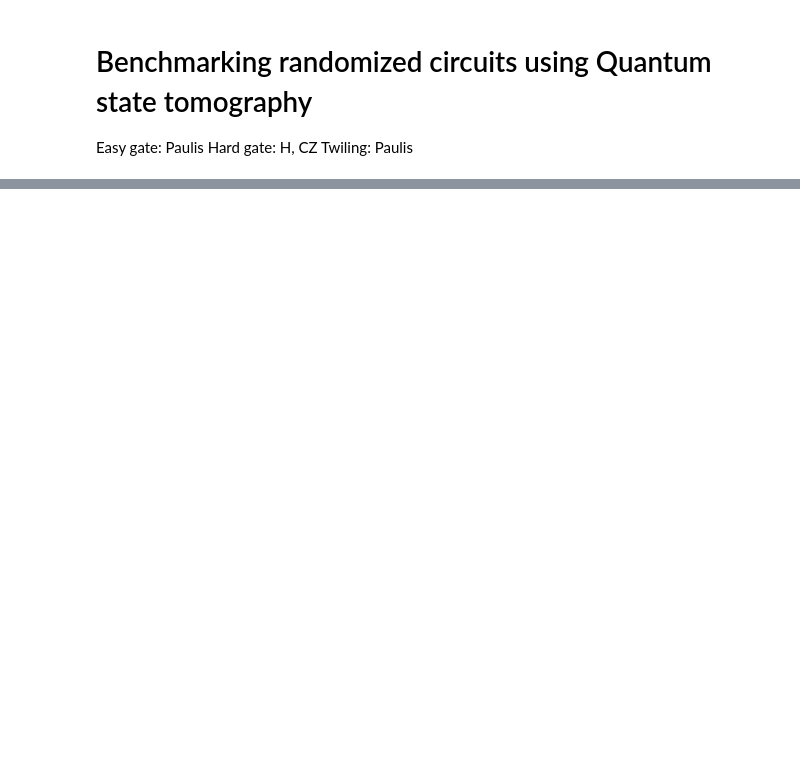
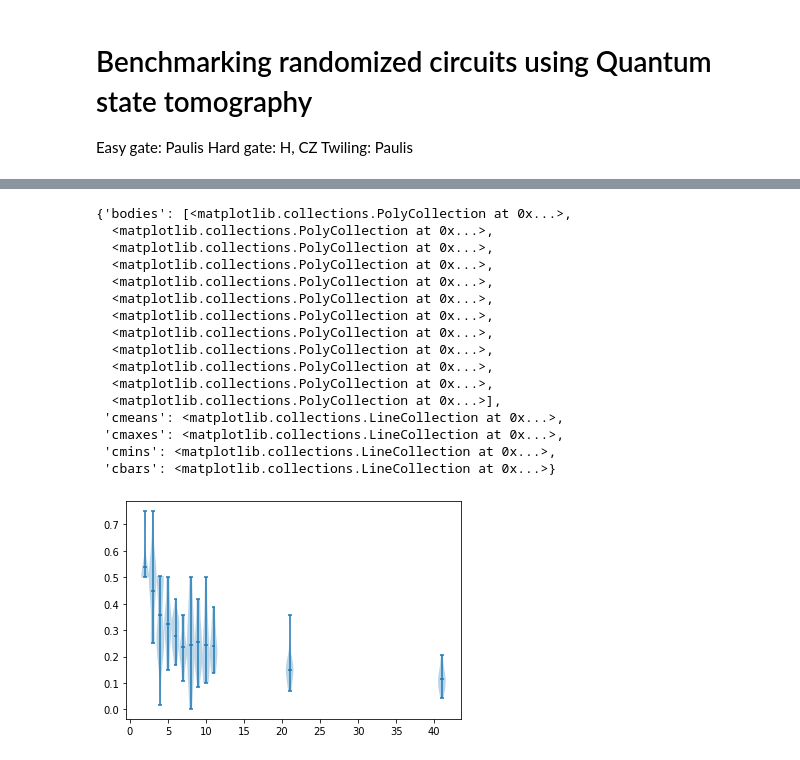
Before and after one commit to bicycle315/2022Summer-Hackathon_RB-with-Dynamical-Decoupling, a Jupyter notebook: GHKim/QST.ipynb, the cells around one changed output, grey strips where cells are left out. Saved outputs shown, nothing was run; the diff lists cells and outputs as text; code cells hidden in the pictures; blank space fills up the shorter version.

```diff
--- a/GHKim/QST.ipynb
+++ b/GHKim/QST.ipynb
@@ -99,7 +99,7 @@ def tvd_benchmark_rc_circuit(original_circuit, randomized_circuits, backend, sho
     ideal_probabilities = state_vector.probabilities_dict()
 
     original_circuit_ = original_circuit.copy()
-    original_circuit_ = CZOverrotation()(original_circuit_)
+    #original_circuit_ = CZOverrotation()(original_circuit_)
     original_circuit_.measure_all()
     bare_counts = execute(original_circuit_, backend, shots=n_random_circs * shots_per_randomized_circuit).result().get_counts()
     bare_counts = {key: value for key, value in sorted(bare_counts.items())}
@@ -107,7 +107,7 @@ def tvd_benchmark_rc_circuit(original_circuit, randomized_circuits, backend, sho
     rc_counts_list = []
     for rc in randomized_circuits:
         rc_ = rc.copy()
-        rc_ = CZOverrotation()(rc_)
+        #rc_ = CZOverrotation()(rc_)
         rc_.measure_all()
         rc_counts_list.append(execute(rc_, backend, shots=shots_per_randomized_circuit).result().get_counts())
     keys = set().union(*rc_counts_list)
@@ -119,9 +119,13 @@ def tvd_benchmark_rc_circuit(original_circuit, randomized_circuits, backend, sho
     tvd_random = sum(0.5 * abs(ideal_probabilities.get(key, 0) - rc_counts.get(key, 0) / total_shots)
                      for key in ideal_probabilities.keys() | rc_counts.keys())
 
-    print(ideal_probabilities)
-    print('Original TVD: ', tvd_bare, bare_counts)
-    print('Randomized TVD: ', tvd_random, rc_counts)
+    tvd_random_set = [abs(ideal_probabilities.get(key, 0) - rc_counts.get(key, 0) / total_shots)
+                     for key in ideal_probabilities.keys() | rc_counts.keys()]
+    #print(ideal_probabilities)
+    #print('Original TVD: ', tvd_bare, bare_counts)
+    #print('Randomized TVD: ', tvd_random, rc_counts)
+
+    return [tvd_random, tvd_random_set]
 # %%
 def randomized_circuit(q_input, circ_number, max_iter):
     from qiskit.compiler import transpile
@@ -307,0 +353,37 @@ Randomized TVD:  0.011300000000000011 {'000': 1270, '001': 1277, '010': 1274, '0
+# %%
+def tvd_exponential_violin(circuit,n_series,backend,iter_num):
+    random_circ_number = []
+    tvd_mean_set = []
+    tvd_all_set = []
+    for iteration in n_series:
+        random_circ_number.append(iteration+1)
+        temp_tvd = []
+        for ind in np.arange(iter_num):
+            temp_rc_circuit = randomized_circuit(circuit, iteration+1, 1)
+            tvd_value = tvd_benchmark_rc_circuit(circuit, temp_rc_circuit, backend=backend, shots_per_randomized_circuit=1000)
+            temp_tvd.append(tvd_value[0])
+        tvd_all_set.append(temp_tvd)
+        tvd_mean_set.append(np.mean(tvd_all_set[-1]))
+    return [random_circ_number,tvd_mean_set,tvd_all_set]
+# %%
+import matplotlib.pyplot as plt
+result = tvd_exponential_violin(target,[1,2,3,4,5,6,7,8,9,10,20,40],backend,20)
+plt.violinplot(result[2], result[0], points=20, widths=1,showmeans=True)
+# %% [output]
+{'bodies': [<matplotlib.collections.PolyCollection at 0x...>,
+  <matplotlib.collections.PolyCollection at 0x...>,
+  <matplotlib.collections.PolyCollection at 0x...>,
+  <matplotlib.collections.PolyCollection at 0x...>,
+  <matplotlib.collections.PolyCollection at 0x...>,
+  <matplotlib.collections.PolyCollection at 0x...>,
+  <matplotlib.collections.PolyCollection at 0x...>,
+  <matplotlib.collections.PolyCollection at 0x...>,
+  <matplotlib.collections.PolyCollection at 0x...>,
+  <matplotlib.collections.PolyCollection at 0x...>,
+  <matplotlib.collections.PolyCollection at 0x...>,
+  <matplotlib.collections.PolyCollection at 0x...>],
+ 'cmeans': <matplotlib.collections.LineCollection at 0x...>,
+ 'cmaxes': <matplotlib.collections.LineCollection at 0x...>,
+ 'cmins': <matplotlib.collections.LineCollection at 0x...>,
+ 'cbars': <matplotlib.collections.LineCollection at 0x...>}
+[figure, added]
```
Also changed, not shown: parts of 7 cells of this notebook.
